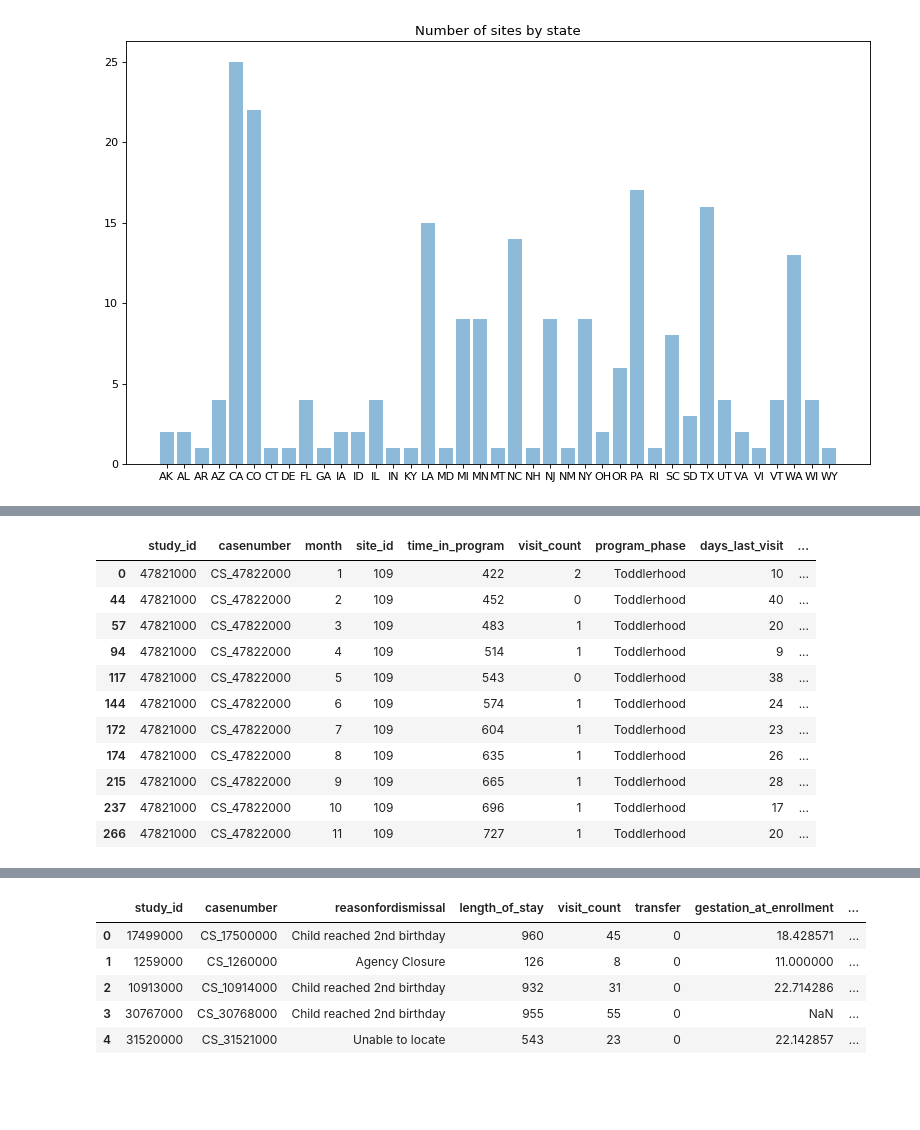
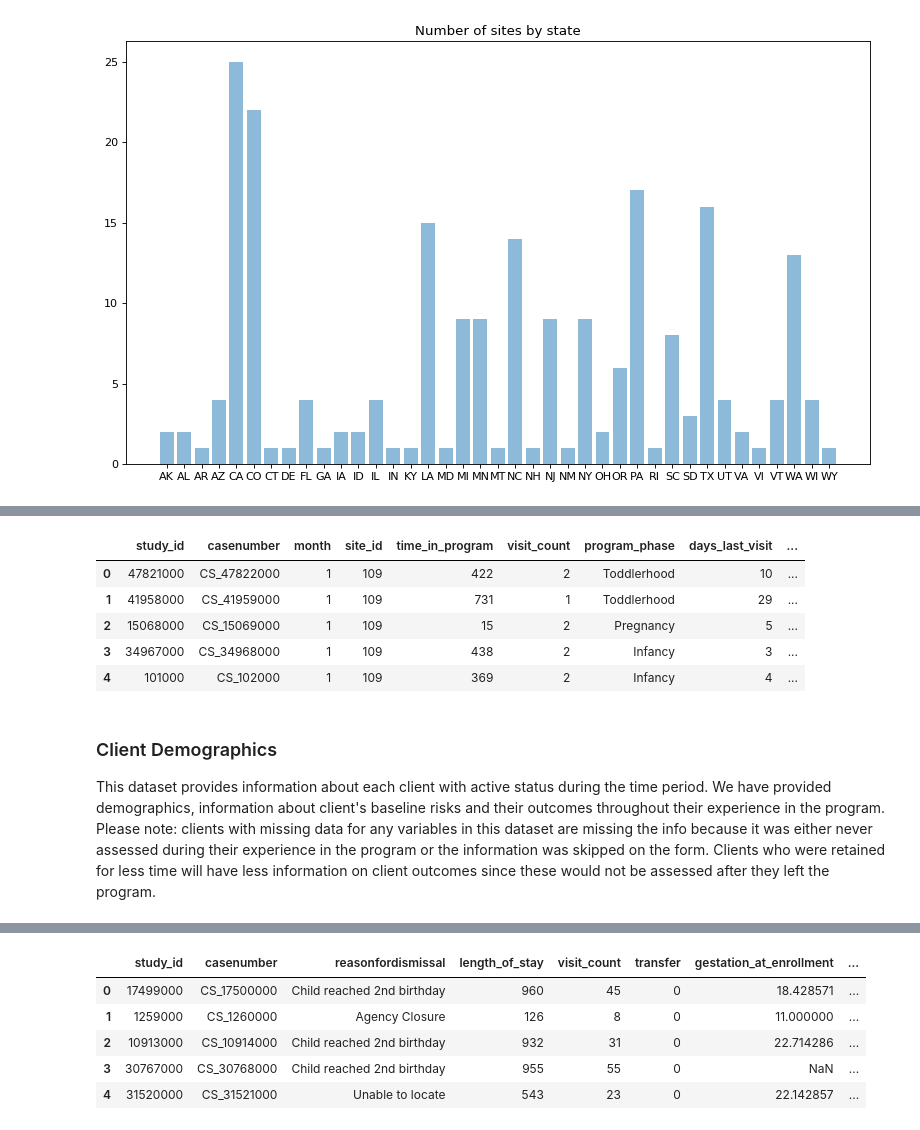
Before and after one commit to kyuseobkim/wpa, a Jupyter notebook: 2019 WPA Case Competition.ipynb, the cells around one changed output, grey strips where cells are left out. Cells and saved outputs as stored; diff of their text form; code cells hidden in the pictures; blank space fills up the shorter version.

```diff
--- a/2019 WPA Case Competition.ipynb
+++ b/2019 WPA Case Competition.ipynb
@@ -91,17 +121,15 @@ plt.show()
 # %%
 active_client = pd.read_csv("data/ACTIVE_CLIENTS_TRAIN.csv")
-# %%
-active_client[active_client.casenumber == 'CS_47822000']
-# %% [output]
-|  | study_id | casenumber | month | site_id | time_in_program | visit_count | program_phase | days_last_visit | ... |
-| 0 | 47821000 | CS_47822000 | 1 | 109 | 422 | 2 | Toddlerhood | 10 | ... |
-| 44 | 47821000 | CS_47822000 | 2 | 109 | 452 | 0 | Toddlerhood | 40 | ... |
-| 57 | 47821000 | CS_47822000 | 3 | 109 | 483 | 1 | Toddlerhood | 20 | ... |
-| 94 | 47821000 | CS_47822000 | 4 | 109 | 514 | 1 | Toddlerhood | 9 | ... |
-| 117 | 47821000 | CS_47822000 | 5 | 109 | 543 | 0 | Toddlerhood | 38 | ... |
-| 144 | 47821000 | CS_47822000 | 6 | 109 | 574 | 1 | Toddlerhood | 24 | ... |
-| 172 | 47821000 | CS_47822000 | 7 | 109 | 604 | 1 | Toddlerhood | 23 | ... |
-| 174 | 47821000 | CS_47822000 | 8 | 109 | 635 | 1 | Toddlerhood | 26 | ... |
-| 215 | 47821000 | CS_47822000 | 9 | 109 | 665 | 1 | Toddlerhood | 28 | ... |
-| 237 | 47821000 | CS_47822000 | 10 | 109 | 696 | 1 | Toddlerhood | 17 | ... |
-| 266 | 47821000 | CS_47822000 | 11 | 109 | 727 | 1 | Toddlerhood | 20 | ... |
+# %%
+active_client.head()
+# %% [output]
+|  | study_id | casenumber | month | site_id | time_in_program | visit_count | program_phase | days_last_visit | ... |
+| 0 | 47821000 | CS_47822000 | 1 | 109 | 422 | 2 | Toddlerhood | 10 | ... |
+| 1 | 41958000 | CS_41959000 | 1 | 109 | 731 | 1 | Toddlerhood | 29 | ... |
+| 2 | 15068000 | CS_15069000 | 1 | 109 | 15 | 2 | Pregnancy | 5 | ... |
+| 3 | 34967000 | CS_34968000 | 1 | 109 | 438 | 2 | Infancy | 3 | ... |
+| 4 | 101000 | CS_102000 | 1 | 109 | 369 | 2 | Infancy | 4 | ... |
+# %% [markdown]
+### Client Demographics
+
+This dataset provides information about each client with active status during the time period. We have provided demographics, information about client's baseline risks and their outcomes throughout their experience in the program. Please note: clients with missing data for any variables in this dataset are missing the info because it was either never assessed during their experience in the program or the information was skipped on the form. Clients who were retained for less time will have less information on client outcomes since these would not be assessed after they left the program.
```
Also changed, not shown: parts of 8 cells of this notebook.
